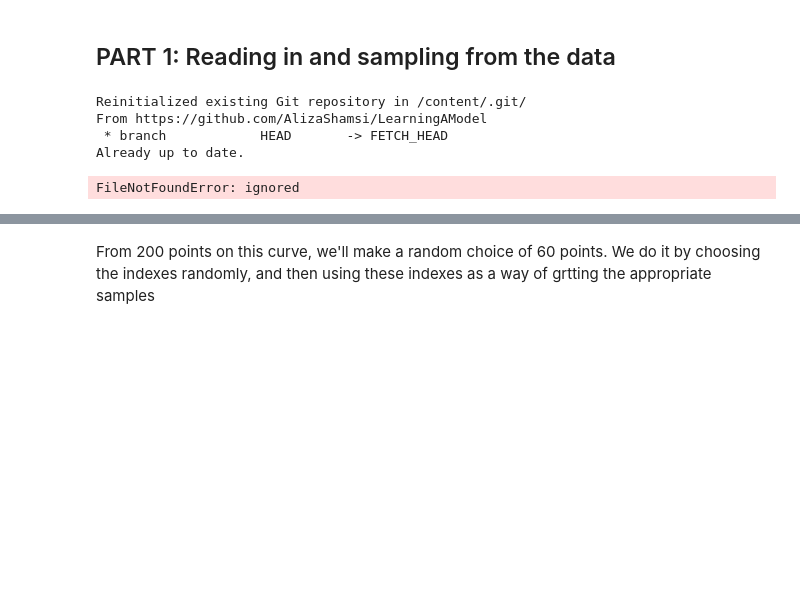
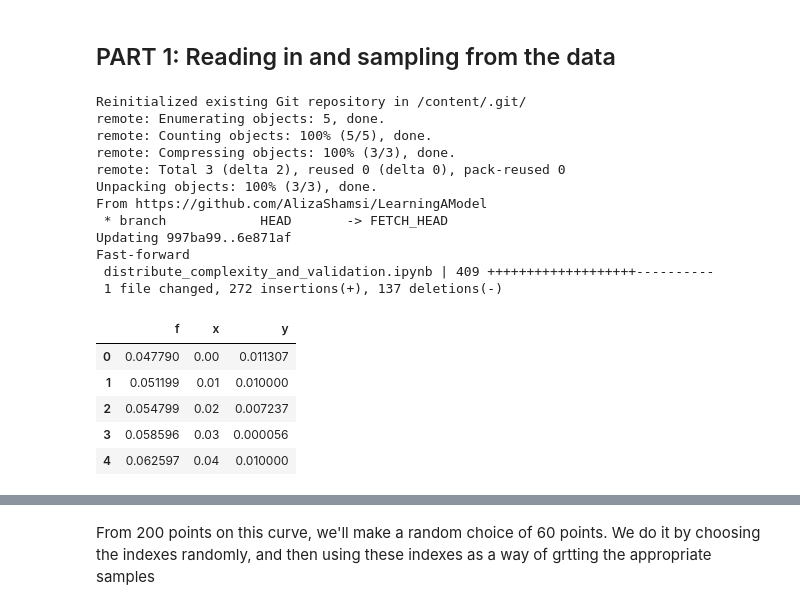
Before and after one commit to AlizaShamsi/LearningAModel, a Jupyter notebook: distribute_complexity_and_validation.ipynb, the cells around one changed output, grey strips where cells are left out. Saved outputs shown, nothing was run; the diff lists cells and outputs as text; code cells hidden in the pictures; blank space fills up the shorter version.

```diff
--- a/distribute_complexity_and_validation.ipynb
+++ b/distribute_complexity_and_validation.ipynb
@@ -37,14 +37,27 @@ def make_plot():
 ## PART 1: Reading in and sampling from the data
 # %%
 !git init; git pull https://github.com/AlizaShamsi/LearningAModel.git
-df=pd.read_csv("noisypopulation.csv")
+df=pd.read_csv("data/noisypopulation.csv")
 df.head()
 # %% [output]
 Reinitialized existing Git repository in /content/.git/
+remote: Enumerating objects: 5, done.
+remote: Counting objects: 100% (5/5), done.
+remote: Compressing objects: 100% (3/3), done.
+remote: Total 3 (delta 2), reused 0 (delta 0), pack-reused 0
+Unpacking objects: 100% (3/3), done.
 From https://github.com/AlizaShamsi/LearningAModel
  * branch            HEAD       -> FETCH_HEAD
-Already up to date.
+Updating 997ba99..6e871af
+Fast-forward
+ distribute_complexity_and_validation.ipynb | 409 +++++++++++++++++++----------
+ 1 file changed, 272 insertions(+), 137 deletions(-)
-FileNotFoundError: ignored
+|  | f | x | y |
+| 0 | 0.047790 | 0.00 | 0.011307 |
+| 1 | 0.051199 | 0.01 | 0.010000 |
+| 2 | 0.054799 | 0.02 | 0.007237 |
+| 3 | 0.058596 | 0.03 | 0.000056 |
+| 4 | 0.062597 | 0.04 | 0.010000 |
 # %%
 x=df.f.values
 f=df.x.values
```
Also changed, not shown: parts of 7 cells of this notebook.
